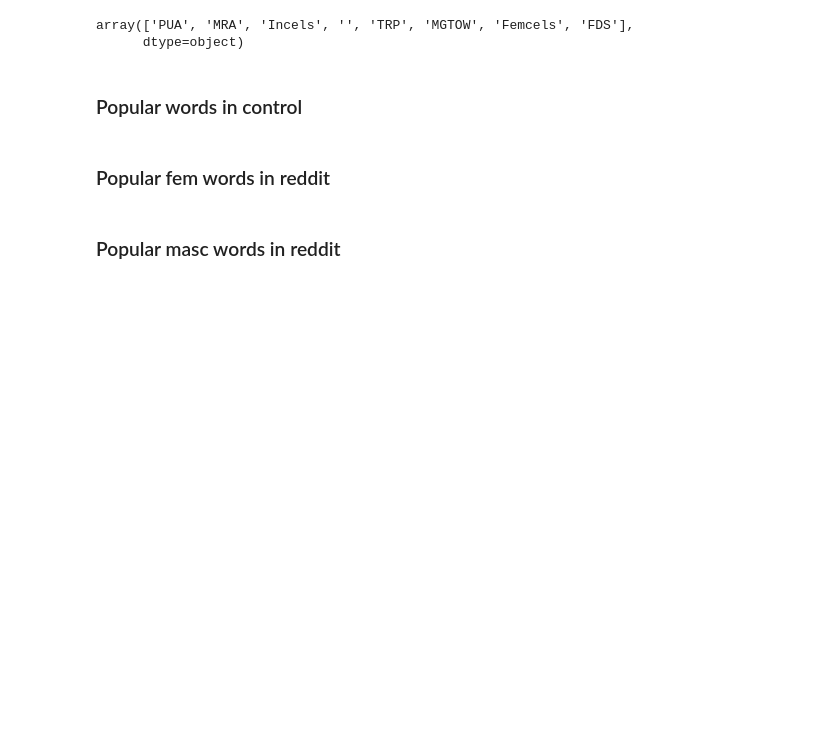
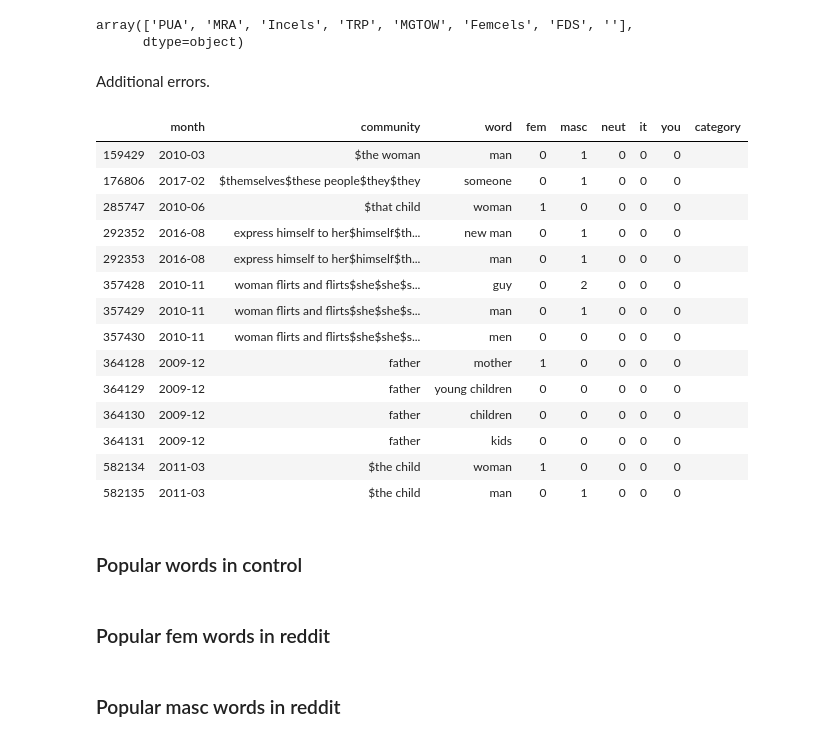
Before and after one commit to lucy3/context_semantic_axes, a Jupyter notebook: code/coref_viz.ipynb, the cells around one changed output. Cells and saved outputs as stored; diff of their text form; code cells hidden in the pictures; blank space fills up the shorter version.

```diff
--- a/code/coref_viz.ipynb
+++ b/code/coref_viz.ipynb
@@ -5,18 +5,14 @@ import csv
 import os
 import pandas as pd
 # %%
-# ROOT = '/mnt/data0/lucy/manosphere/'
-# ANN_FILE = ROOT + 'data/ann_sig_entities.csv'
-# LOGS = ROOT + 'logs/'
-# COREF = '/mnt/data0/dtadimeti/manosphere/logs/coref_people/'
-# SUB_META = ROOT + 'data/subreddits.txt'
-
-
-# Divya's local paths because notebooks through sequoia are not working : (
-
-ANN_FILE = 'ann_sig_entities.csv'
-COREF = '/Users/divyatadimeti/Desktop/coref_people/'
-SUB_META = 'subreddits.txt'
+ROOT = '/mnt/data0/lucy/manosphere/'
+ANN_FILE = ROOT + 'data/ann_sig_entities.csv'
+COREF_LOGS = '/mnt/data0/dtadimeti/manosphere/logs/'
+COREF_REDDIT = COREF_LOGS + 'coref_reddit/'
+COREF_FORUMS = COREF_LOGS + 'coref_forums/'
+COREF_CONTROL = COREF_LOGS + 'coref_control/'
+SUB_META = ROOT + 'data/subreddits.txt'
+COREF_RESULTS = ROOT + 'logs/coref_results/'
 # %%
 # Get subreddit categories
 categories = defaultdict(str)
@@ -31,13 +27,33 @@ with open(SUB_META, 'r') as infile:
         categories[name] = row['Category after majority agreement']
         categories_rev[row['Category after majority agreement']].append(name)
 # %%
-df = pd.read_csv('pronoun_df.csv')
+df = pd.read_csv(COREF_RESULTS + 'coref_reddit_df.csv')
 df['category'] = df['community'].map(categories)
 df = df[~df.category.isin(['Health', 'Criticism'])]
 df.category.unique()
 # %% [output]
-array(['PUA', 'MRA', 'Incels', '', 'TRP', 'MGTOW', 'Femcels', 'FDS'],
+array(['PUA', 'MRA', 'Incels', 'TRP', 'MGTOW', 'Femcels', 'FDS', ''],
       dtype=object)
+# %% [markdown]
+Additional errors.
+# %%
+df[df['category'] == '']
+# %% [output]
+|  | month | community | word | fem | masc | neut | it | you | category |
+| 159429 | 2010-03 | $the woman | man | 0 | 1 | 0 | 0 | 0 |  |
+| 176806 | 2017-02 | $themselves$these people$they$they | someone | 0 | 1 | 0 | 0 | 0 |  |
+| 285747 | 2010-06 | $that child | woman | 1 | 0 | 0 | 0 | 0 |  |
+| 292352 | 2016-08 | express himself to her$himself$th... | new man | 0 | 1 | 0 | 0 | 0 |  |
+| 292353 | 2016-08 | express himself to her$himself$th... | man | 0 | 1 | 0 | 0 | 0 |  |
+| 357428 | 2010-11 | woman flirts and flirts$she$she$s... | guy | 0 | 2 | 0 | 0 | 0 |  |
+| 357429 | 2010-11 | woman flirts and flirts$she$she$s... | man | 0 | 1 | 0 | 0 | 0 |  |
+| 357430 | 2010-11 | woman flirts and flirts$she$she$s... | men | 0 | 0 | 0 | 0 | 0 |  |
+| 364128 | 2009-12 | father | mother | 1 | 0 | 0 | 0 | 0 |  |
+| 364129 | 2009-12 | father | young children | 0 | 0 | 0 | 0 | 0 |  |
+| 364130 | 2009-12 | father | children | 0 | 0 | 0 | 0 | 0 |  |
+| 364131 | 2009-12 | father | kids | 0 | 0 | 0 | 0 | 0 |  |
+| 582134 | 2011-03 | $the child | woman | 1 | 0 | 0 | 0 | 0 |  |
+| 582135 | 2011-03 | $the child | man | 0 | 1 | 0 | 0 | 0 |  |
 # %% [markdown]
 ### Popular words in control
 # %%
```
Also changed, not shown: 2 other files.
